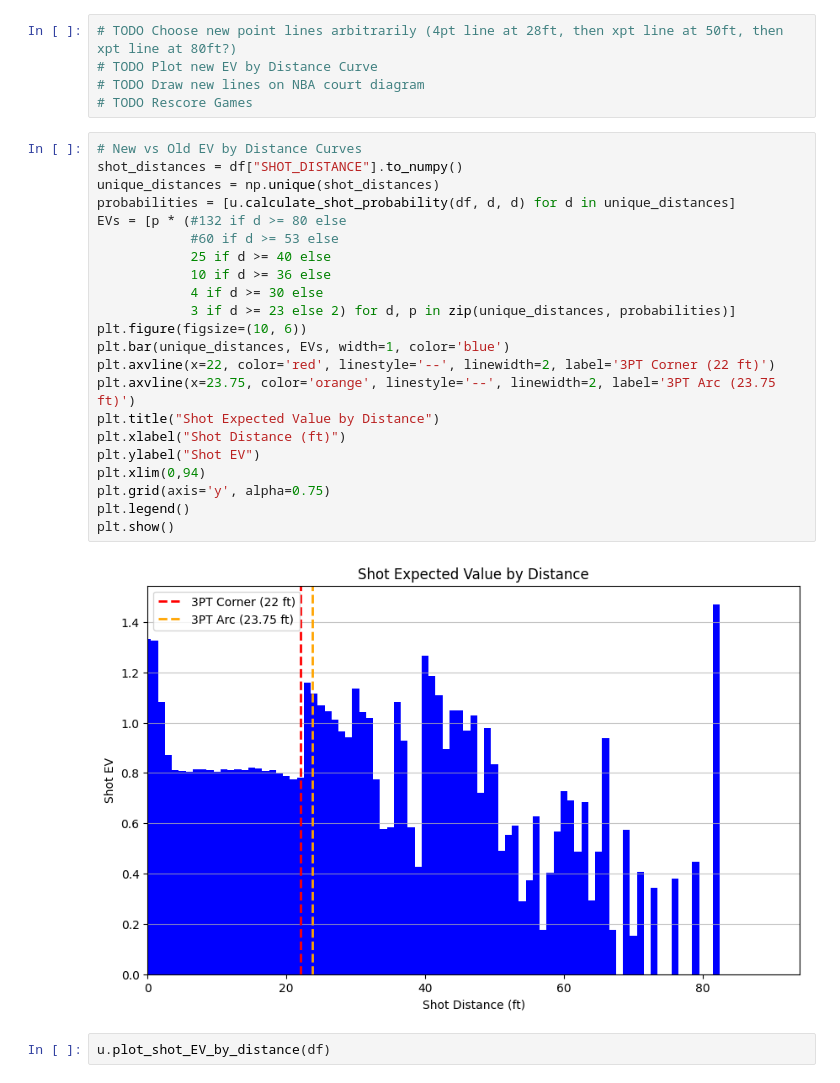
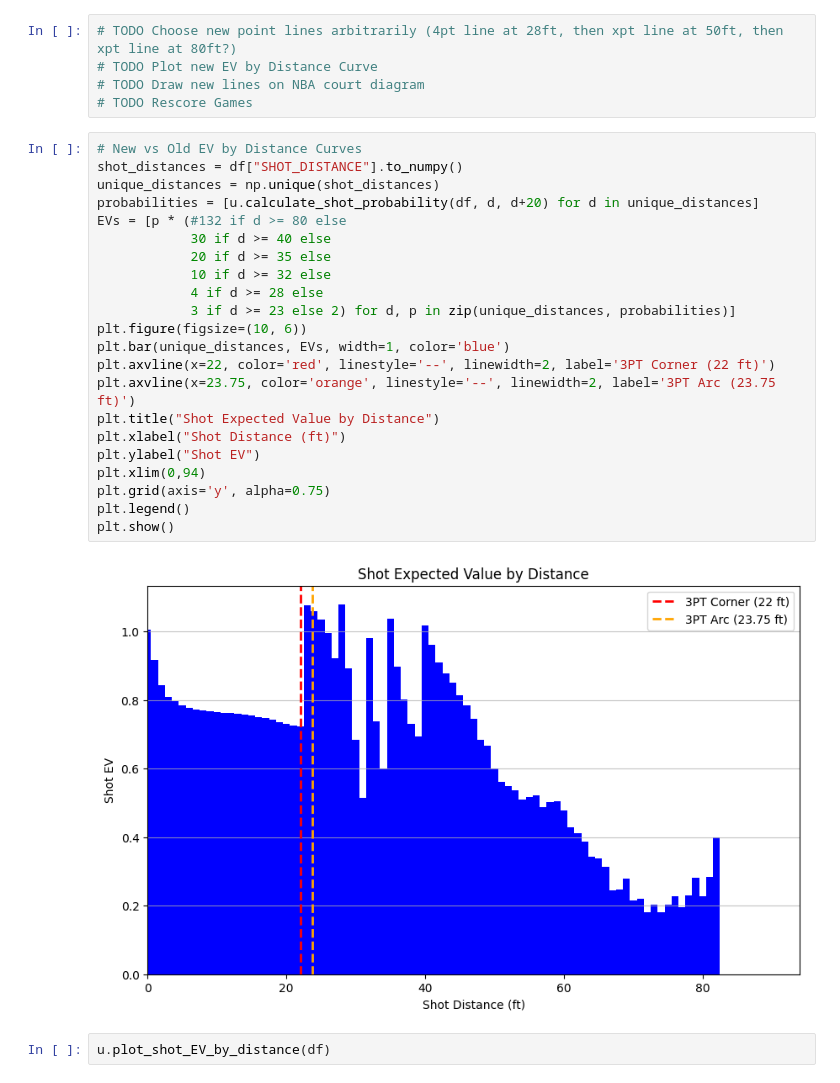
Before and after one commit to qghop/NBA-Re-Scoring, a Jupyter notebook: nba_re-scoring.ipynb, the cells around one changed output. Saved outputs shown, nothing was run; the diff lists cells and outputs as text.

```diff
--- a/nba_re-scoring.ipynb
+++ b/nba_re-scoring.ipynb
@@ -223,27 +222,27 @@ Somewhat arbitrarily, I'm choosing a new 4 Point line at 28 Feet, a 10 Point lin
 # %%
 # New vs Old EV by Distance Curves
 shot_distances = df["SHOT_DISTANCE"].to_numpy()
 unique_distances = np.unique(shot_distances)
-probabilities = [u.calculate_shot_probability(df, d, d) for d in unique_distances]
+probabilities = [u.calculate_shot_probability(df, d, d+20) for d in unique_distances]
 EVs = [p * (#132 if d >= 80 else
-            #60 if d >= 53 else
-            25 if d >= 40 else
-            10 if d >= 36 else
-            4 if d >= 30 else
+            30 if d >= 40 else
+            20 if d >= 35 else
+            10 if d >= 32 else
+            4 if d >= 28 else
             3 if d >= 23 else 2) for d, p in zip(unique_distances, probabilities)]
 plt.figure(figsize=(10, 6))
 plt.bar(unique_distances, EVs, width=1, color='blue')
 plt.axvline(x=22, color='red', linestyle='--', linewidth=2, label='3PT Corner (22 ft)')
 plt.axvline(x=23.75, color='orange', linestyle='--', linewidth=2, label='3PT Arc (23.75 ft)')
 plt.title("Shot Expected Value by Distance")
 plt.xlabel("Shot Distance (ft)")
 plt.ylabel("Shot EV")
 plt.xlim(0,94)
 plt.grid(axis='y', alpha=0.75)
 plt.legend()
 plt.show()
 # %% [output]
-[figure, old version]
+[figure, new version]
 # %%
 u.plot_shot_EV_by_distance(df)
 # %% [output]
```
Also changed, not shown: parts of 13 cells of this notebook.
